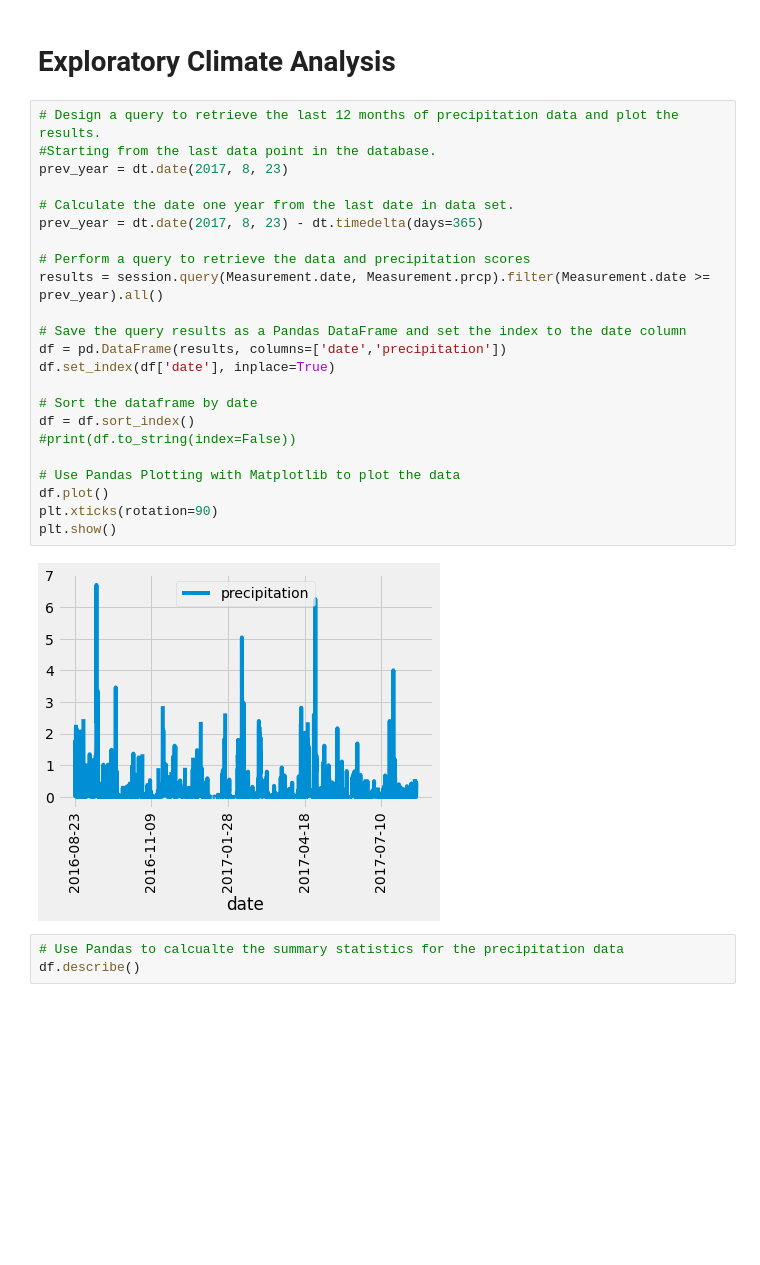
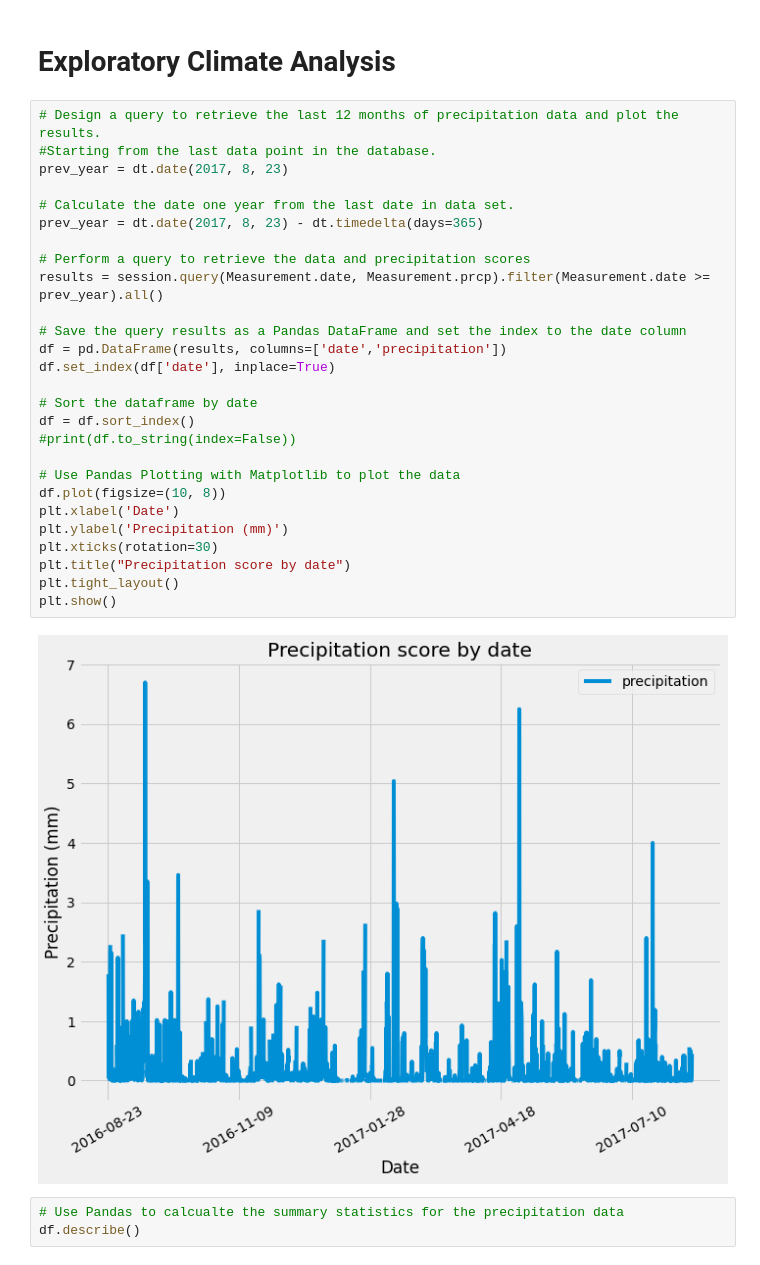
Before and after one commit to angkohtenko/surfs_up, a Jupyter notebook: climate_analysis.ipynb, the cells around one changed output. Drawn from its saved outputs; the diff is of its cells as text; blank space fills up the shorter version.

```diff
--- a/climate_analysis.ipynb
+++ b/climate_analysis.ipynb
@@ -41,28 +41,32 @@ session = Session(engine)
 # %%
 # Design a query to retrieve the last 12 months of precipitation data and plot the results.
 #Starting from the last data point in the database.
 prev_year = dt.date(2017, 8, 23)
 
 # Calculate the date one year from the last date in data set.
 prev_year = dt.date(2017, 8, 23) - dt.timedelta(days=365)
 
 # Perform a query to retrieve the data and precipitation scores
 results = session.query(Measurement.date, Measurement.prcp).filter(Measurement.date >= prev_year).all()
 
 # Save the query results as a Pandas DataFrame and set the index to the date column
 df = pd.DataFrame(results, columns=['date','precipitation'])
 df.set_index(df['date'], inplace=True)
 
 # Sort the dataframe by date
 df = df.sort_index()
 #print(df.to_string(index=False))
 
 # Use Pandas Plotting with Matplotlib to plot the data
-df.plot()
-plt.xticks(rotation=90)
+df.plot(figsize=(10, 8))
+plt.xlabel('Date')
+plt.ylabel('Precipitation (mm)')
+plt.xticks(rotation=30)
+plt.title("Precipitation score by date")
+plt.tight_layout()
 plt.show()
 # %% [output]
-[figure, old version]
+[figure, new version]
 # %%
 # Use Pandas to calcualte the summary statistics for the precipitation data
 df.describe()
```
Also changed, not shown: parts of 1 cell of this notebook.
